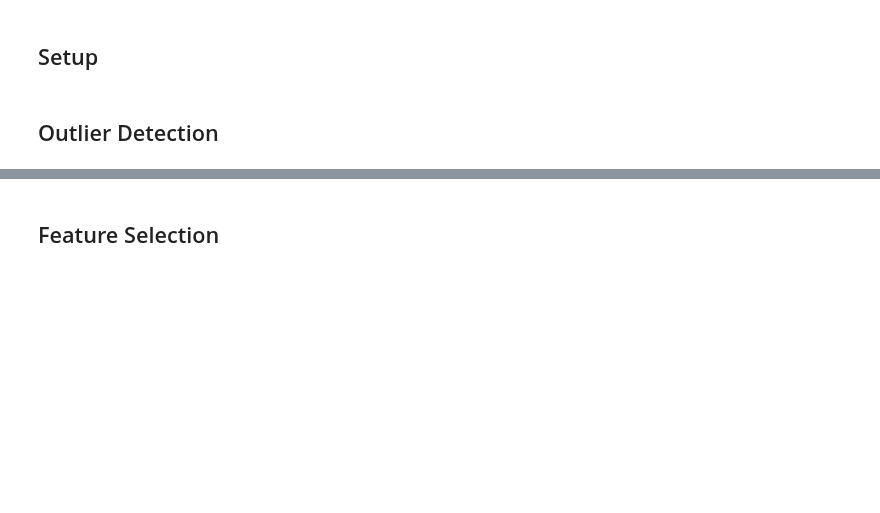
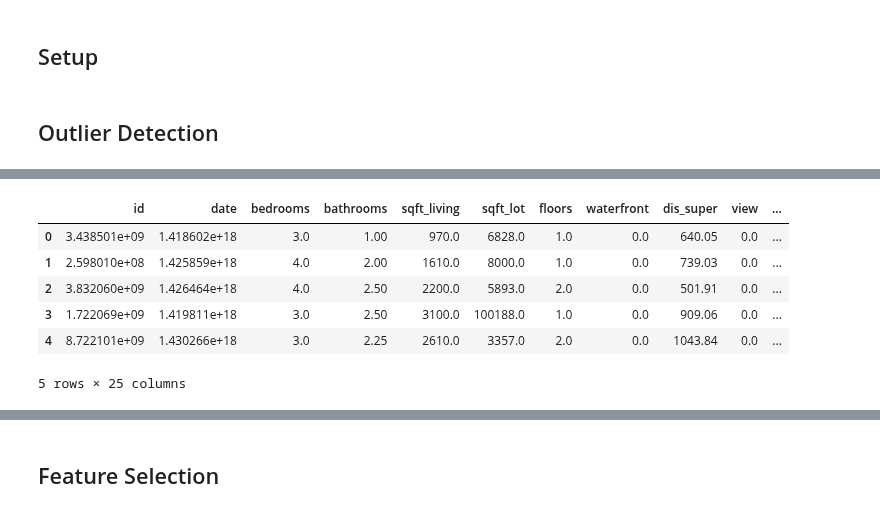
Before and after one commit to robring/advancedDatascience_CaseStudy, a Jupyter notebook: testing.ipynb, the cells around one changed output, grey strips where cells are left out. Saved outputs shown, nothing was run; the diff lists cells and outputs as text; code cells hidden in the pictures; blank space fills up the shorter version.

```diff
--- a/testing.ipynb
+++ b/testing.ipynb
@@ -179,3 +226,13 @@ for i, c in enumerate(combination_list):
+# %%
+df_lasso.head()
+# %% [output]
+|  | id | date | bedrooms | bathrooms | sqft_living | sqft_lot | floors | waterfront | dis_super | view | ... |
+| 0 | 3.438501e+09 | 1.418602e+18 | 3.0 | 1.00 | 970.0 | 6828.0 | 1.0 | 0.0 | 640.05 | 0.0 | ... |
+| 1 | 2.598010e+08 | 1.425859e+18 | 4.0 | 2.00 | 1610.0 | 8000.0 | 1.0 | 0.0 | 739.03 | 0.0 | ... |
+| 2 | 3.832060e+09 | 1.426464e+18 | 4.0 | 2.50 | 2200.0 | 5893.0 | 2.0 | 0.0 | 501.91 | 0.0 | ... |
+| 3 | 1.722069e+09 | 1.419811e+18 | 3.0 | 2.50 | 3100.0 | 100188.0 | 1.0 | 0.0 | 909.06 | 0.0 | ... |
+| 4 | 8.722101e+09 | 1.430266e+18 | 3.0 | 2.25 | 2610.0 | 3357.0 | 2.0 | 0.0 | 1043.84 | 0.0 | ... |
+5 rows × 25 columns
 # %%
 # def getDF(self):
 #     X_train, X_test, y_train, y_test = self.get_data()
```
Also changed, not shown: parts of 18 cells of this notebook, 1 other file.
